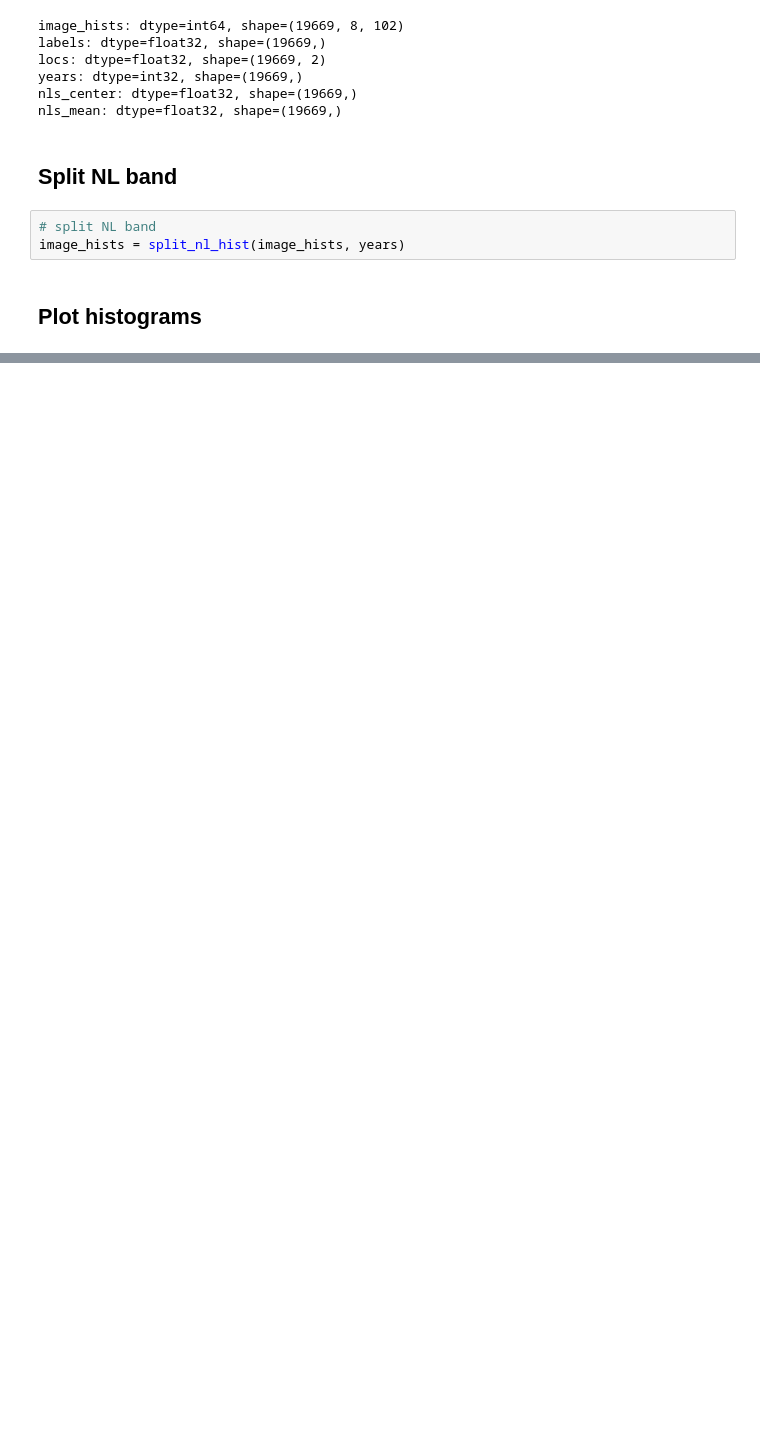
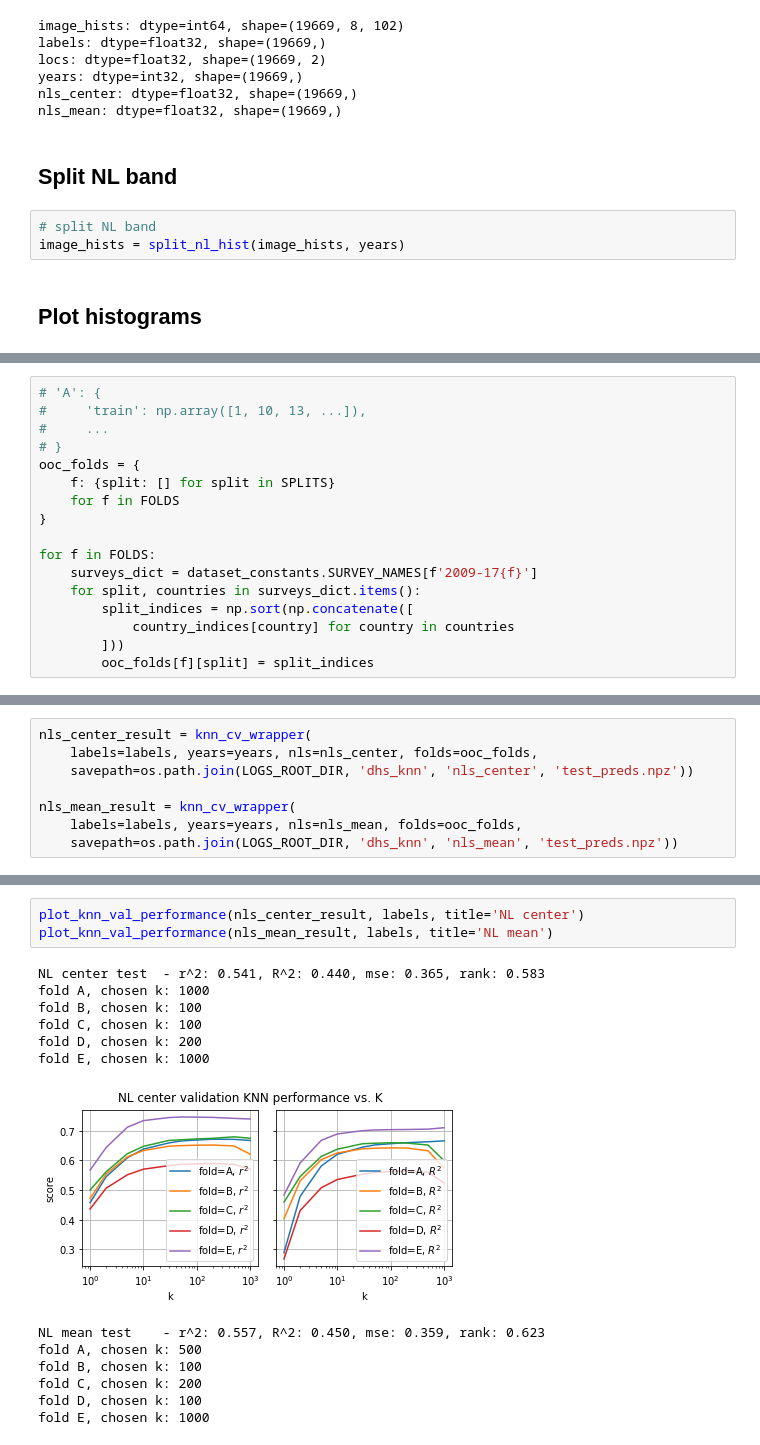
Before and after one commit to sustainlab-group/africa_poverty, a Jupyter notebook: models/baselines_dhs.ipynb, the cells around one changed output, grey strips where cells are left out. Saved outputs shown, nothing was run; the diff lists cells and outputs as text; blank space fills up the shorter version.

```diff
--- a/models/baselines_dhs.ipynb
+++ b/models/baselines_dhs.ipynb
@@ -133,0 +216,17 @@ plot_label_hist(labels, bin_edges=LABEL_BIN_EDGES, title='label distributions -
+# %%
+# 'A': {
+#     'train': np.array([1, 10, 13, ...]),
+#     ...
+# }
+ooc_folds = {
+    f: {split: [] for split in SPLITS}
+    for f in FOLDS
+}
+
+for f in FOLDS:
+    surveys_dict = dataset_constants.SURVEY_NAMES[f'2009-17{f}']
+    for split, countries in surveys_dict.items():
+        split_indices = np.sort(np.concatenate([
+            country_indices[country] for country in countries
+        ]))
+        ooc_folds[f][split] = split_indices
@@ -133,0 +467,8 @@ plot_label_hist(labels, bin_edges=LABEL_BIN_EDGES, title='label distributions -
+# %%
+nls_center_result = knn_cv_wrapper(
+    labels=labels, years=years, nls=nls_center, folds=ooc_folds,
+    savepath=os.path.join(LOGS_ROOT_DIR, 'dhs_knn', 'nls_center', 'test_preds.npz'))
+
+nls_mean_result = knn_cv_wrapper(
+    labels=labels, years=years, nls=nls_mean, folds=ooc_folds,
+    savepath=os.path.join(LOGS_ROOT_DIR, 'dhs_knn', 'nls_mean', 'test_preds.npz'))
@@ -133,0 +493,17 @@ plot_label_hist(labels, bin_edges=LABEL_BIN_EDGES, title='label distributions -
+# %%
+plot_knn_val_performance(nls_center_result, labels, title='NL center')
+plot_knn_val_performance(nls_mean_result, labels, title='NL mean')
+# %% [output]
+NL center test  - r^2: 0.541, R^2: 0.440, mse: 0.365, rank: 0.583
+fold A, chosen k: 1000
+fold B, chosen k: 100
+fold C, chosen k: 100
+fold D, chosen k: 200
+fold E, chosen k: 1000
+[figure, added]
+NL mean test    - r^2: 0.557, R^2: 0.450, mse: 0.359, rank: 0.623
+fold A, chosen k: 500
+fold B, chosen k: 100
+fold C, chosen k: 200
+fold D, chosen k: 100
+fold E, chosen k: 1000
```
Also changed, not shown: parts of 55 cells of this notebook, 3 other files.
